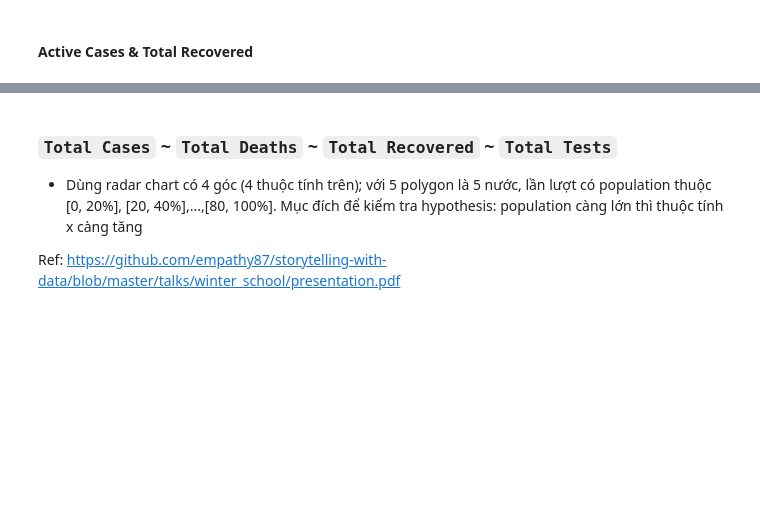
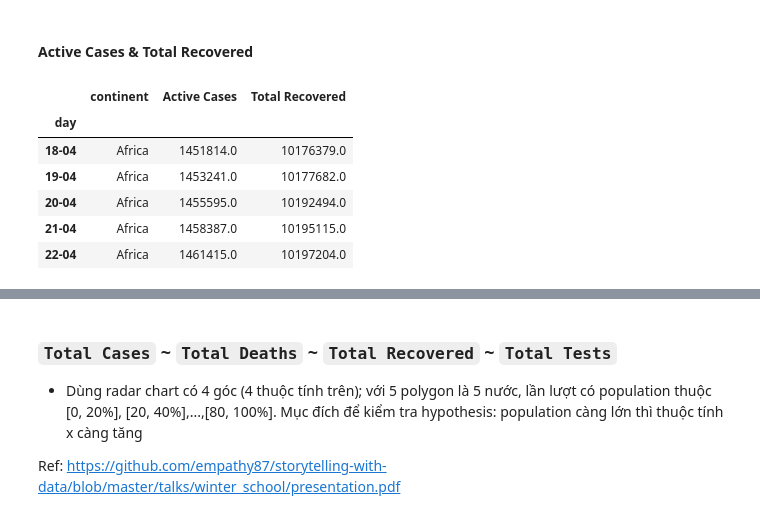
Before and after one commit to LeKiet258/DATA_VIZ_LAB01, a Jupyter notebook: Relationship.ipynb, the cells around one changed output, grey strips where cells are left out. Cells and saved outputs as stored; diff of their text form; code cells hidden in the pictures; blank space fills up the shorter version.

```diff
--- a/Relationship.ipynb
+++ b/Relationship.ipynb
@@ -380,7 +380,16 @@ for i in range(4):
 #### Active Cases & Total Recovered
 # %%
 df = week_df.groupby(['continent', 'day'])[['Active Cases', 'Total Recovered']].sum().reset_index()
-df = df[df['continent'] == 'Africa'].drop(columns=['continent'])
 df['day'] = df['day'].apply(lambda x: x[:5])
 df = df.set_index('day')
+# df = df[df['continent'] == 'Africa'].drop(columns=['continent'])
+df.head()
+# %% [output]
+|  | continent | Active Cases | Total Recovered |
+| day |  |  |  |
+| 18-04 | Africa | 1451814.0 | 10176379.0 |
+| 19-04 | Africa | 1453241.0 | 10177682.0 |
+| 20-04 | Africa | 1455595.0 | 10192494.0 |
+| 21-04 | Africa | 1458387.0 | 10195115.0 |
+| 22-04 | Africa | 1461415.0 | 10197204.0 |
 # %%
```
Also changed, not shown: parts of 2 cells of this notebook.
